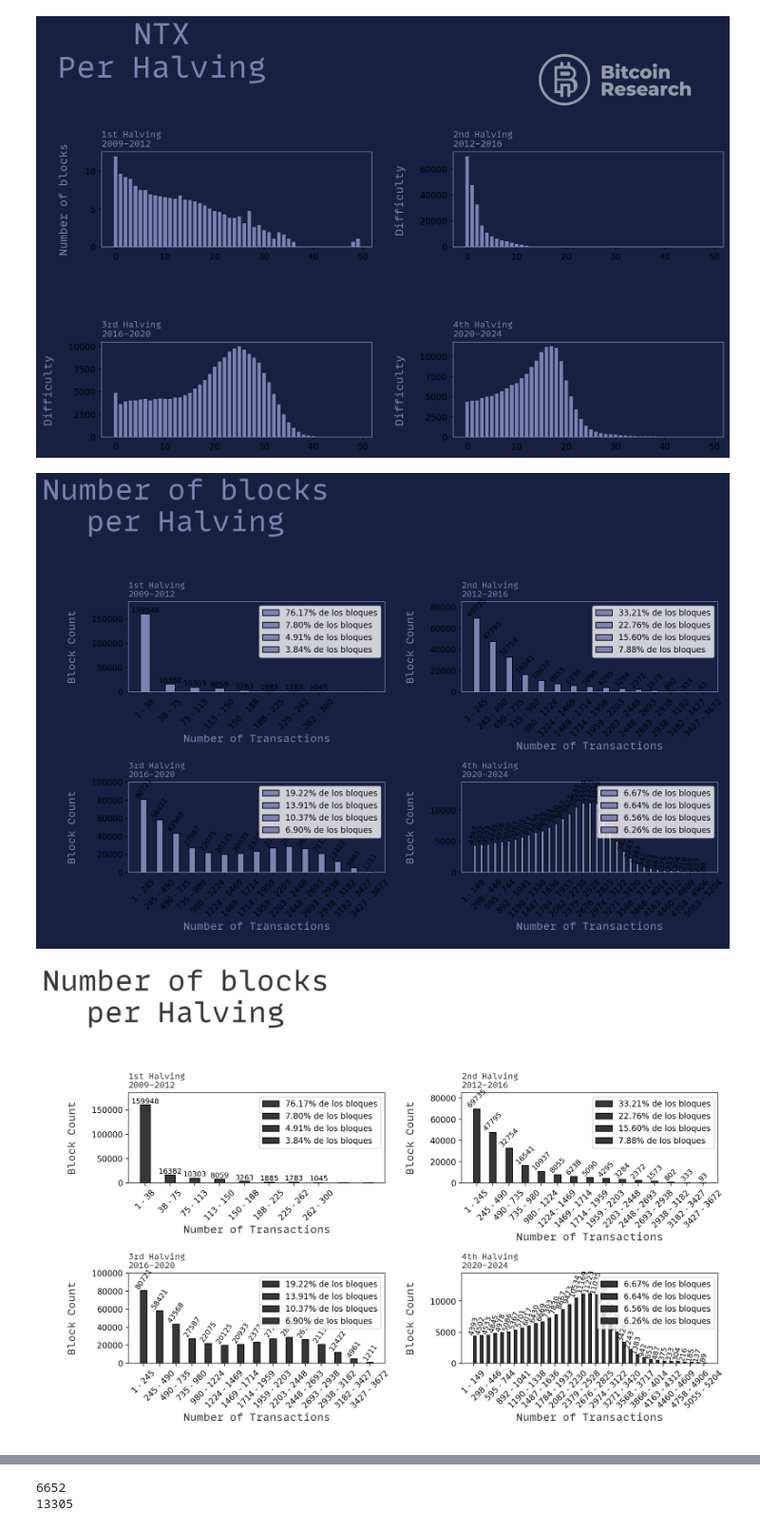
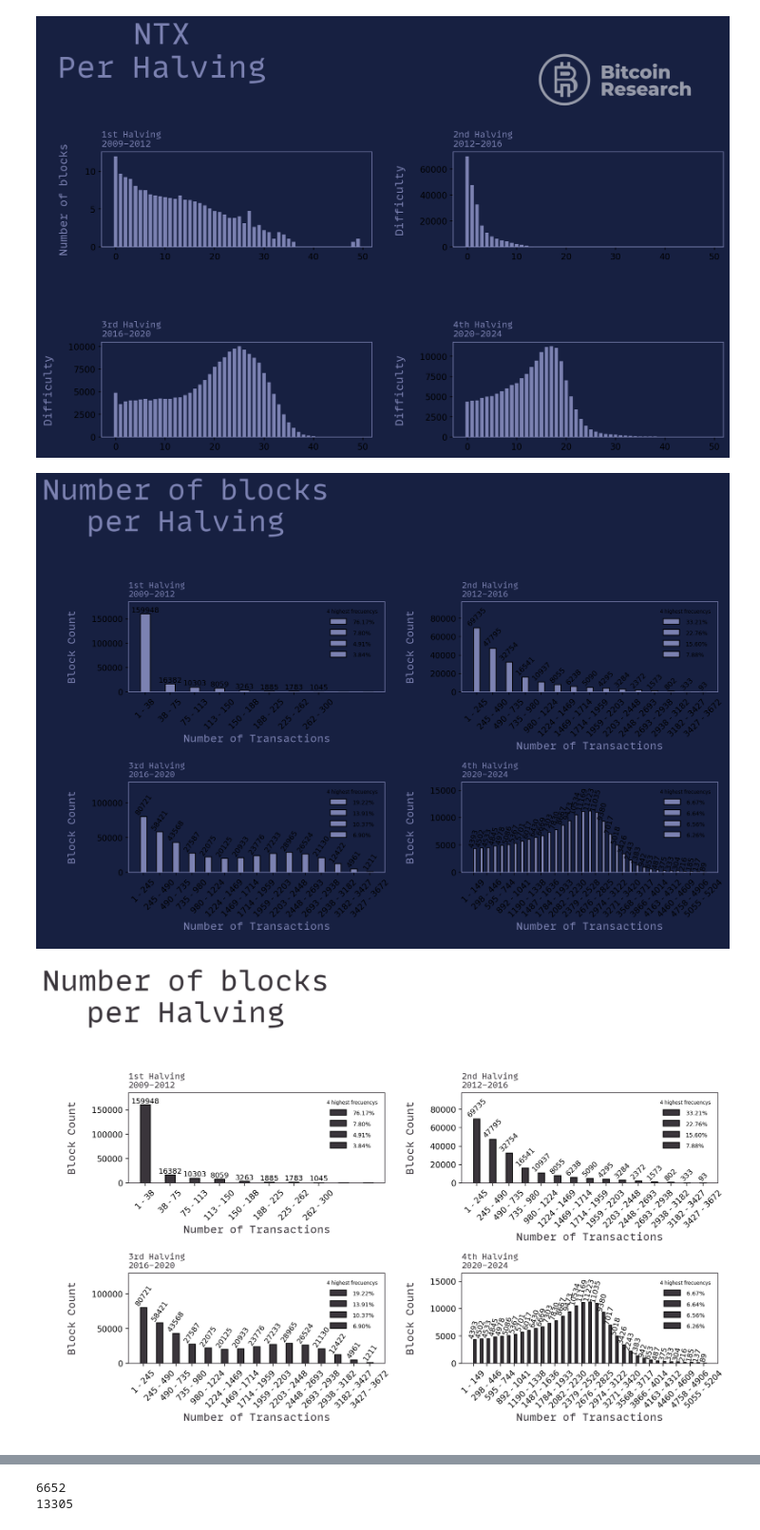
Before and after one commit to bitcoinR3search/BitcoinResearch, a Jupyter notebook: scripts/analisis/analisis_1.ipynb, the cells around one changed output, grey strips where cells are left out. Shown at 95% size. Saved outputs shown, nothing was run; the diff lists cells and outputs as text; code cells hidden in the pictures.

```diff
--- a/scripts/analisis/analisis_1.ipynb
+++ b/scripts/analisis/analisis_1.ipynb
@@ -487,7 +504,7 @@ def crear_imagen_h(tipo='estilo_dark'):
     e=[]
     for i in HIST2[:10]:
         e.append(f'{(i/np.sum(hist))*100:.2f}')
-    labels=[f'{x}% de los bloques'for x in e]
+    labels=[f'{x}%'for x in e]
 
     ax[0,0].bar(range(0, 10), hist[:10], color=Estilos[tipo][0],edgecolor='black',width=0.4,tick_label=labels,label=labels)
     ax[0,0].set_ylabel('Block Count\n', fontsize=13,**preferencias)
@@ -500,8 +517,10 @@ def crear_imagen_h(tipo='estilo_dark'):
     ax[0,0].set_xticks(range(0,8))
     ax[0,0].set_xticklabels(interval_labels[:8], rotation=45)
     ax[0,0].set_ylim(0,185000)
-    legend = ax[0,0].legend(labels[:4], loc='upper right')
-    plt.setp(legend.get_texts(), fontsize=10)
+
+    legend = ax[0,0].legend(labels[:4],title="4 highest frecuencys", loc='upper right',title_fontsize='6')
+    plt.setp(legend.get_texts(), fontsize=7)
+    legend.get_frame().set_alpha(0.0)
 
 ############
     hist, edges = np.histogram(ntx[210000:2*210000],bins=50)
@@ -509,7 +528,7 @@ def crear_imagen_h(tipo='estilo_dark'):
     e=[]
     for i in HIST2[:15]:
         e.append(f'{(i/np.sum(hist))*100:.2f}')
-    labels=[f'{x}% de los bloques'for x in e]
+    labels=[f'{x}%'for x in e]
 
     ax[0,1].bar(range(0, 15), hist[:15], color=Estilos[tipo][0],edgecolor='black',width=0.4,tick_label=labels,label=labels)
     ax[0,1].set_ylabel('Block Count\n', fontsize=13,**preferencias)
@@ -521,16 +540,18 @@ def crear_imagen_h(tipo='estilo_dark'):
     interval_labels = [f'{int(edges[i])} - {int(edges[i+1])}' for i in range(len(edges)-1)]
     ax[0,1].set_xticks(range(0,15))
     ax[0,1].set_xticklabels(interval_labels[:15], rotation=45)
-    ax[0,1].set_ylim(0,85000)
-    legend = ax[0,1].legend(labels[:4], loc='upper right')
-    plt.setp(legend.get_texts(), fontsize=10)
+    ax[0,1].set_ylim(0,98000)
+
+    legend = ax[0,1].legend(labels[:4], title="4 highest frecuencys",loc='upper right',title_fontsize='6')
+    plt.setp(legend.get_texts(), fontsize=7)
+    legend.get_frame().set_alpha(0.0)
 ###################
     hist, edges = np.histogram(ntx[210000:3*210000],bins=50)
     HIST2=sorted(hist,reverse=True)
     e=[]
     for i in HIST2[:15]:
         e.append(f'{(i/np.sum(hist))*100:.2f}')
-    labels=[f'{x}% de los bloques'for x in e]
+    labels=[f'{x}%'for x in e]
     ax[1,0].bar(range(0, 15), hist[:15], color=Estilos[tipo][0],edgecolor='black',width=0.4,tick_label=labels,label=labels)
     ax[1,0].set_ylabel('Block Count\n', fontsize=13,**preferencias)
     ax[1,0].set_xlabel('Number of Transactions\n', fontsize=13,**preferencias)
@@ -541,16 +562,18 @@ def crear_imagen_h(tipo='estilo_dark'):
     interval_labels = [f'{int(edges[i])} - {int(edges[i+1])}' for i in range(len(edges)-1)]
     ax[1,0].set_xticks(range(0,15))
     ax[1,0].set_xticklabels(interval_labels[:15], rotation=45)
-    ax[1,0].set_ylim(0,100000)
-    legend = ax[1,0].legend(labels[:4], loc='upper right')
-    plt.setp(legend.get_texts(), fontsize=10)
+    ax[1,0].set_ylim(0,130000)
+
+    legend = ax[1,0].legend(labels[:4],title="4 highest frecuencys", loc='upper right',title_fontsize='6')
+    plt.setp(legend.get_texts(), fontsize=7)
+    legend.get_frame().set_alpha(0.0)
 #######################
     hist, edges = np.histogram(ntx[3*210000:],bins=50)
     HIST2=sorted(hist,reverse=True)
     e=[]
     for i in HIST2[:35]:
         e.append(f'{(i/np.sum(hist))*100:.2f}')
-    labels=[f'{x}% de los bloques'for x in e]
+    labels=[f'{x}% 'for x in e]
     ax[1,1].bar(range(0, 35), hist[:35], color=Estilos[tipo][0],edgecolor='black',width=0.4,align='edge',tick_label=labels,label=labels)
     ax[1,1].set_ylabel('Block Count\n', fontsize=13,**preferencias)
     ax[1,1].set_xlabel('Number of Transactions\n', fontsize=13,**preferencias)
@@ -562,38 +585,39 @@ def crear_imagen_h(tipo='estilo_dark'):
     interval_labels = [f'{int(edges[i])} - {int(edges[i+1])}' for i in range(len(edges)-1)]
     ax[1,1].set_xticks(xticks_positions)
     ax[1,1].set_xticklabels([interval_labels[i] for i in xticks_positions], rotation=45)
-    ax[1,1].set_ylim(0,14500)
-    legend = ax[1,1].legend(labels[:4], loc='upper right')
-    plt.setp(legend.get_texts(), fontsize=10)
+    ax[1,1].set_ylim(0,16500)
 
+    legend = ax[1,1].legend(labels[:4],title="4 highest frecuencys", loc='upper right',title_fontsize='6')
+    plt.setp(legend.get_texts(), fontsize=7)
+    legend.get_frame().set_alpha(0.0)
     ax[0,0].set_title("1st Halving\n2009-2012",fontsize=25,loc='left', **preferencias)
     ax[0,1].set_title("2nd Halving\n2012-2016",fontsize=25,loc='left', **preferencias)
     ax[1,0].set_title("3rd Halving\n2016-2020",fontsize=25,loc='left', **preferencias)
     ax[1,1].set_title("4th Halving\n2020-2024",fontsize=25,loc='left', **preferencias)
 
 
     #tw1 = Image.open('/home/richard/TRABAJO/BitcoinResearch/scripts/bins/br_d.png')
     tw1 = Image.open('/home/richard/TRABAJO/BitcoinResearch/scripts/bins/br_w.png')
 
 
     tw1_resized = tw1.resize((int(tw1.width * 0.5), int(tw1.height * 0.5)))  # Reduce el tamaño de la imagen a la mitad
  # Convierte la imagen de PIL a una matriz de numpy para que matplotlib pueda trabajar con ella
     tw1_array = np.array(tw1_resized)
 
 
 
 
     fig.figimage(tw1_array, xo=1500, yo=1550, alpha=0.55, zorder=1)
     plt.subplots_adjust(wspace=0.3, hspace=1)
 
     #plt.savefig('analisis/resultados/Numero_de_transacciones_halv_'+tipo+'.png',bbox_inches='tight',pad_inches=0.5)
     plt.show()
 
 
 
 for a in Estilos.keys():
 #    crear_imagen_h(a)
     crear_imagen_h(a)
 # %% [output]
-[figure, old version]
+[figure, new version]
-[figure, old version]
+[figure, new version]
```
Also changed, not shown: parts of 4 cells of this notebook, 1 other file.
